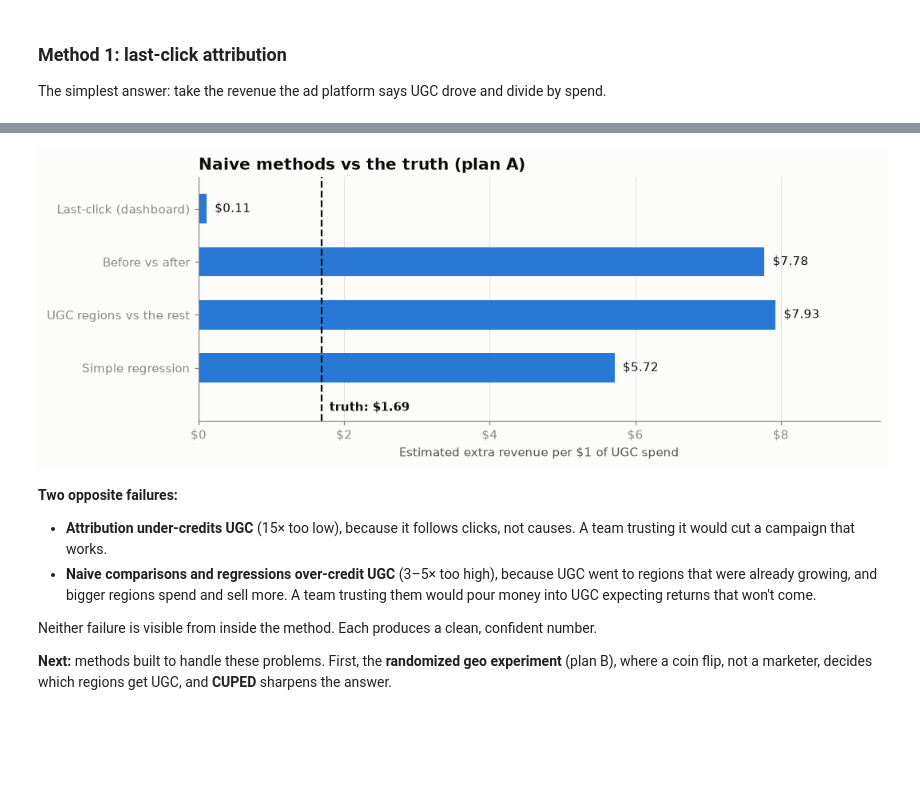
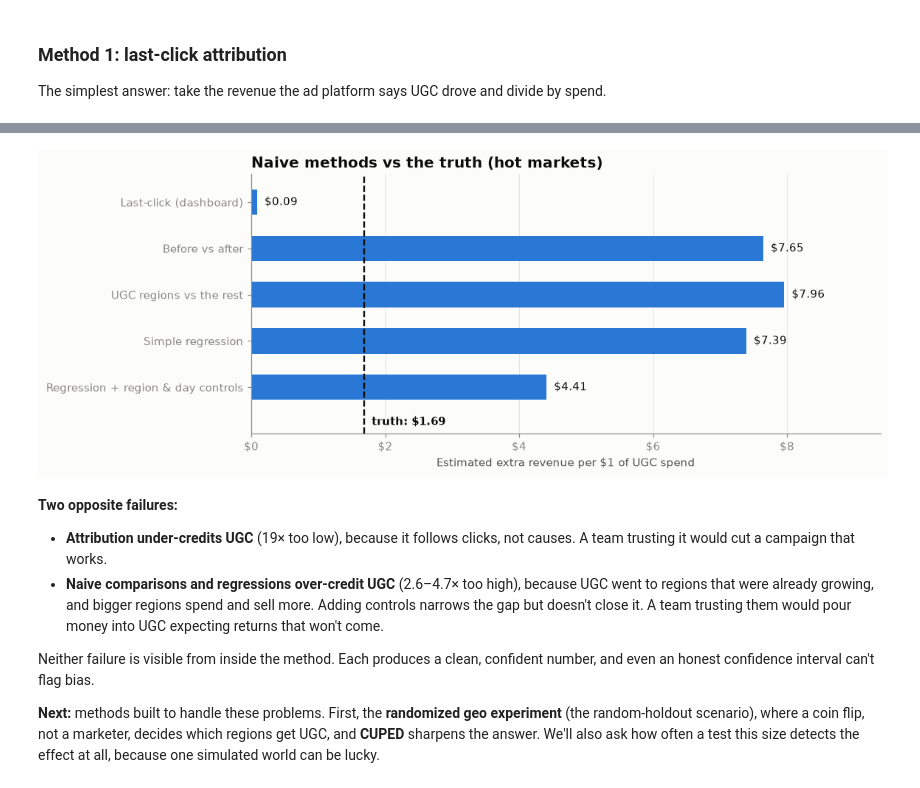
Before and after one commit to menni99/incrementality-mmm-lab, a Jupyter notebook: incrementality.ipynb, the cells around one changed output, grey strips where cells are left out. Drawn from its saved outputs; the diff is of its cells as text; code cells hidden in the pictures; blank space fills up the shorter version.

```diff
--- a/incrementality.ipynb
+++ b/incrementality.ipynb
@@ -633,8 +634,8 @@ From here on, we play the analyst. The scenario is **plan A**: marketing launche
 
 We get only what a real analyst would get: **date, region, spend per channel, what each ad platform reports, and total sales**. None of the hidden `true_` columns. Before reaching for any method, we do **EDA** (exploratory data analysis): look carefully at the data to check it's sane, understand its patterns, and spot traps.
 # %%
-_, panel_a = worlds["A. Hot-market rollout"]
-data = analyst_view(panel_a)
+_, panel_hot = worlds["Hot markets"]
+data = analyst_view(panel_hot)
 
 ugc_regions = data.groupby("geo")["spend_ugc"].sum() > 0
 data["group"] = data["geo"].map(lambda g: "UGC regions" if ugc_regions[g] else "Other regions")
@@ -820,11 +821,11 @@ Still playing the analyst on plan A, we now try four common ways of answering "w
 All four estimates are expressed the same way: **extra revenue per $1 of UGC spend**. The outcome window is March 1 – December 30, 2025, which covers the campaign (March–November) plus its fading tail.
 # %%
 ugc_spend = data["spend_ugc"].sum()
-truth_a = true_iroas(panel_a, "ugc")  # hidden truth, used only for grading
+truth_hot = true_iroas(panel_hot, "ugc")  # hidden truth, used only for grading
 treated = data["group"] == "UGC regions"
 after = data["date"].between("2025-03-01", "2025-12-30")
 year_before = data["date"].between("2024-03-01", "2024-12-30")  # same 305 days a year earlier
 
 scoreboard = {}  # method -> estimated return per $1; we add to this in every section
-print(f"UGC spend in plan A: ${ugc_spend:,.0f}  |  True return: ${truth_a:.2f} per $1")
+print(f"UGC spend in hot markets: ${ugc_spend:,.0f}  |  True return: ${truth_hot:.2f} per $1")
 # %% [output]
@@ -901,9 +904,19 @@ and read b₃ as "extra sales per $1 of UGC". This is a common first move for an
 # %%
-naive_model = smf.ols("sales ~ spend_search + spend_social + spend_ugc", data=data).fit()
-b, se = naive_model.params["spend_ugc"], naive_model.bse["spend_ugc"]
+naive_model = smf.ols("sales ~ spend_search + spend_social + spend_ugc", data=data)
+by_region = {"groups": data["geo"].astype("category").cat.codes}  # rows from the same region count as one group
+
+plain = naive_model.fit()                                             # treats every row as independent
+clustered = naive_model.fit(cov_type="cluster", cov_kwds=by_region)  # same estimate, honest interval
+b = plain.params["spend_ugc"]
 scoreboard["Simple regression"] = b
 
-print(f"UGC: ${b:.2f} per $1 (95% confidence interval ${b - 1.96 * se:.2f} to ${b + 1.96 * se:.2f})")
-print(f"Search: ${naive_model.params['spend_search']:.2f} per $1 (truth ${true_iroas(panel_a, 'search'):.2f})")
-print(f"Social: ${naive_model.params['spend_social']:.2f} per $1 (truth ${true_iroas(panel_a, 'social'):.2f})")
+def interval(fit, name="spend_ugc"):
+    est, se = fit.params[name], fit.bse[name]
+    return f"${est - 1.96 * se:.2f} to ${est + 1.96 * se:.2f}"
+
+print(f"UGC: ${b:.2f} per $1")
+print(f"  95% interval if every row were independent: {interval(plain)}")
+print(f"  95% interval clustered by region:           {interval(clustered)}")
+print(f"Search: ${plain.params['spend_search']:.2f} per $1 (truth ${true_iroas(panel_hot, 'search'):.2f})")
+print(f"Social: ${plain.params['spend_social']:.2f} per $1 (truth ${true_iroas(panel_hot, 'social'):.2f})")
 # %% [output]
@@ -923,0 +943,8 @@ All three push spend and sales in the same direction, and the regression credits
+# %%
+# C(geo) and C(date) add one baseline per region and one per day (about 780 extra terms).
+fe_model = smf.ols("sales ~ spend_search + spend_social + spend_ugc + C(geo) + C(date)", data=data)
+fe_fit = fe_model.fit(cov_type="cluster", cov_kwds=by_region)
+scoreboard["Regression + region & day controls"] = fe_fit.params["spend_ugc"]
+
+print(f"UGC: ${fe_fit.params['spend_ugc']:.2f} per $1 (95% interval clustered by region: {interval(fe_fit)})")
+print(f"Search: ${fe_fit.params['spend_search']:.2f} per $1  |  Social: ${fe_fit.params['spend_social']:.2f} per $1")
@@ -924,31 +962,31 @@ All three push spend and sales in the same direction, and the regression credits
 # %%
 def plot_scoreboard(scores, truth, title):
     names = list(scores)[::-1]
     vals = [scores[n] for n in names]
     fig, ax = plt.subplots(figsize=(10, 0.55 * len(names) + 1.4))
     ax.barh(names, vals, color=style.SERIES[0], height=0.55)
     ax.axvline(truth, color=style.INK, linewidth=1.5, linestyle="--")
     ax.set_ylim(-1.0, len(names) - 0.4)
     ax.text(truth, -0.75, f"  truth: ${truth:.2f}", color=style.INK, fontsize=10, va="center", fontweight="bold")
     for i, v in enumerate(vals):
         ax.text(v, i, f"  ${v:.2f}", va="center", fontsize=10, color=style.INK)
     ax.set_xlim(0, max(vals + [truth]) * 1.18)
     ax.xaxis.set_major_formatter(mticker.FormatStrFormatter("$%.0f"))
     ax.set_xlabel("Estimated extra revenue per $1 of UGC spend")
     ax.grid(axis="y", visible=False)
     ax.grid(axis="x", visible=True)
     ax.set_axisbelow(True)
     ax.set_title(title)
     plt.show()
 
-plot_scoreboard(scoreboard, truth_a, "Naive methods vs the truth (plan A)")
+plot_scoreboard(scoreboard, truth_hot, "Naive methods vs the truth (hot markets)")
 # %% [output]
-[figure, old version]
+[figure, new version]
 # %% [markdown]
 **Two opposite failures:**
-- **Attribution under-credits UGC** (15× too low), because it follows clicks, not causes. A team trusting it would cut a campaign that works.
-- **Naive comparisons and regressions over-credit UGC** (3–5× too high), because UGC went to regions that were already growing, and bigger regions spend and sell more. A team trusting them would pour money into UGC expecting returns that won't come.
+- **Attribution under-credits UGC** (19× too low), because it follows clicks, not causes. A team trusting it would cut a campaign that works.
+- **Naive comparisons and regressions over-credit UGC** (2.6–4.7× too high), because UGC went to regions that were already growing, and bigger regions spend and sell more. Adding controls narrows the gap but doesn't close it. A team trusting them would pour money into UGC expecting returns that won't come.
 
-Neither failure is visible from inside the method. Each produces a clean, confident number.
+Neither failure is visible from inside the method. Each produces a clean, confident number, and even an honest confidence interval can't flag bias.
 
-**Next:** methods built to handle these problems. First, the **randomized geo experiment** (plan B), where a coin flip, not a marketer, decides which regions get UGC, and **CUPED** sharpens the answer.
+**Next:** methods built to handle these problems. First, the **randomized geo experiment** (the random-holdout scenario), where a coin flip, not a marketer, decides which regions get UGC, and **CUPED** sharpens the answer. We'll also ask how often a test this size detects the effect at all, because one simulated world can be lucky.
```
Also changed, not shown: parts of 40 cells of this notebook, 1 other file.
